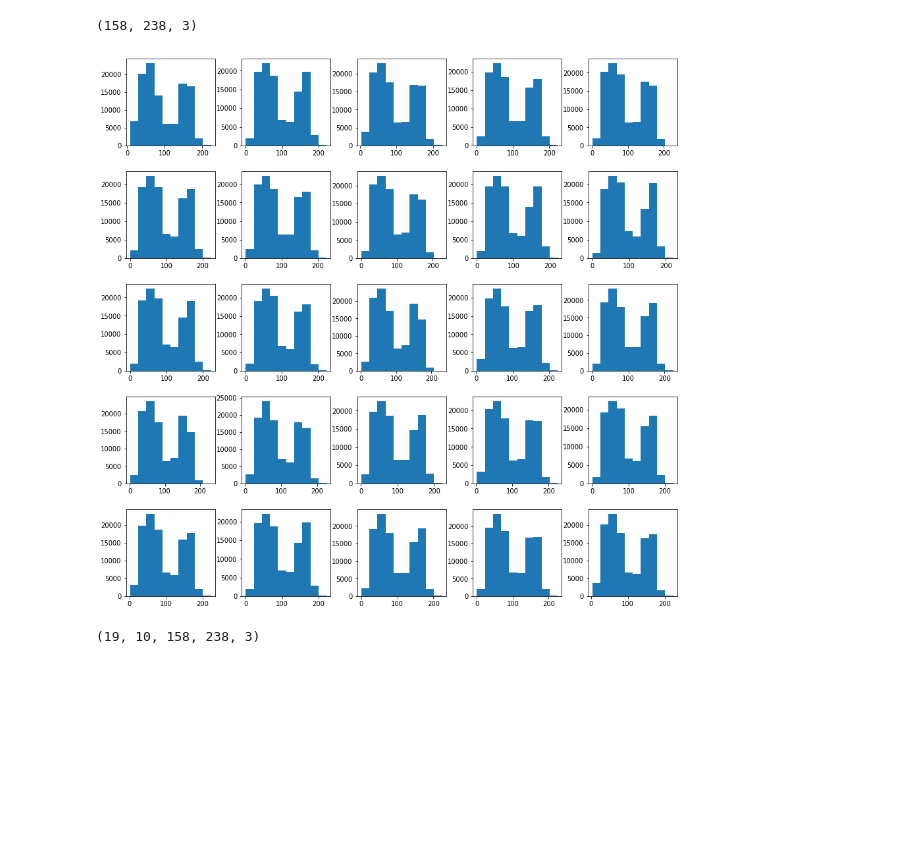
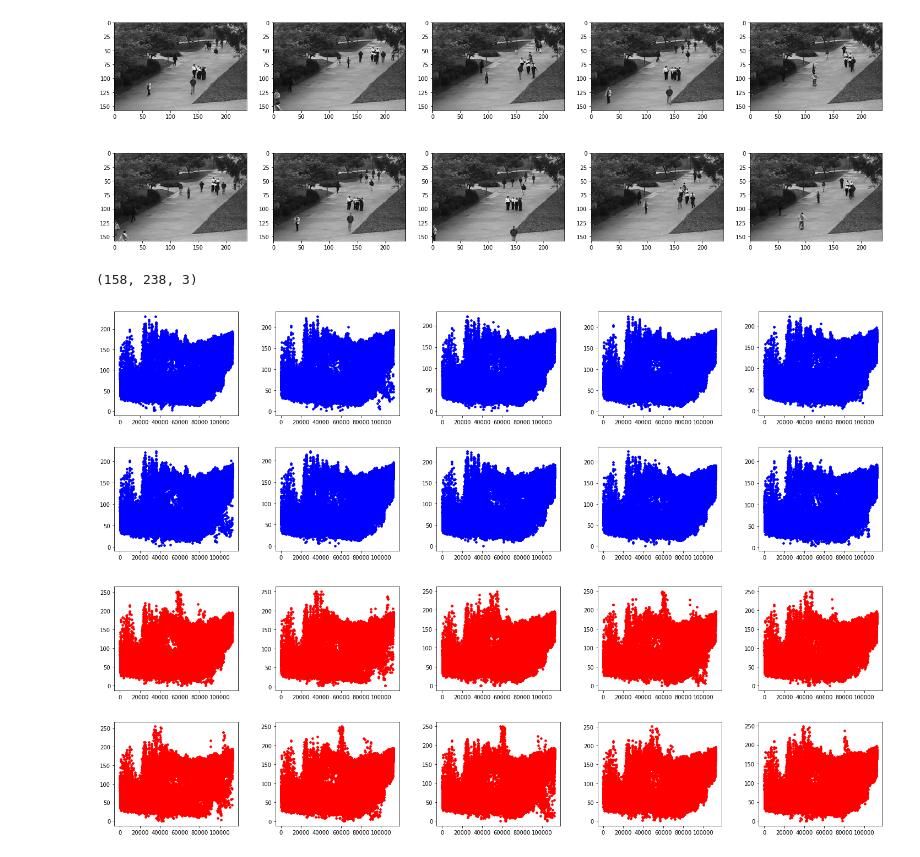
Before and after one commit to karishma33/DetectionProject, a Jupyter notebook: analysis.ipynb, the cells around one changed output. Cells and saved outputs as stored; diff of their text form; code cells hidden in the pictures; blank space fills up the shorter version.

```diff
--- a/analysis.ipynb
+++ b/analysis.ipynb
@@ -46,12 +28,18 @@ images = []
 for f in onlyfiles:
     image = cv2.imread(f)
     images.append(image)
-images = images[:25]
+train_images = images[15:25]
+# %%
+images = []
+for f in testfiles:
+    image = cv2.imread(f)
+    images.append(image)
+test_images = images[15:25]
 # %%
-fig, axs = plt.subplots(5,5, figsize=(15, 15))
+fig, axs = plt.subplots(2,5, figsize=(25, 8))
 axs = axs.ravel()
 
-for i, imgs in enumerate(images):
+for i, imgs in enumerate(train_images):
     axs[i].imshow(imgs[:,:,:])
 
 #image = cv2.cvtColor(image,cv2.COLOR_BGR2RGB)
@@ -63,13 +48,21 @@ plt.show()
-# %%
-image.shape
-# %% [output]
-(158, 238, 3)
+# %%
+fig, axs = plt.subplots(2,5, figsize=(25,8))
+axs = axs.ravel()
+
+for i, imgs in enumerate(test_images):
+    axs[i].imshow(imgs[:,:,:])
+# %% [output]
+[figure, added]
+# %%
+train_images[0].shape
+# %% [output]
+(158, 238, 3)
 # %%
-fig, axs = plt.subplots(5,5, figsize=(15, 15))
+fig, axs = plt.subplots(2,5, figsize=(25,8))
 fig.subplots_adjust(hspace = 0.3, wspace=0.3)
 axs = axs.ravel()
 
-for i, imgs in enumerate(images):
-    axs[i].hist(imgs.ravel())
+for i, imgs in enumerate(train_images):
+    axs[i].plot(imgs.ravel(), 'b.')
 # %% [output]
-[figure, old version]
+[figure, new version]
@@ -88,4 +69,9 @@ for i in range(1,200):
-# %%
-np.array(x).shape #n * t * x * y * c
-# %% [output]
-(19, 10, 158, 238, 3)
+# %%
+fig, axs = plt.subplots(2,5, figsize=(25, 8))
+fig.subplots_adjust(hspace = 0.3, wspace=0.3)
+axs = axs.ravel()
+
+for i, imgs in enumerate(test_images):
+    axs[i].plot(imgs.ravel(), 'r.')
+# %% [output]
+[figure, added]
```
Also changed, not shown: parts of 7 cells of this notebook, 1 other file.
